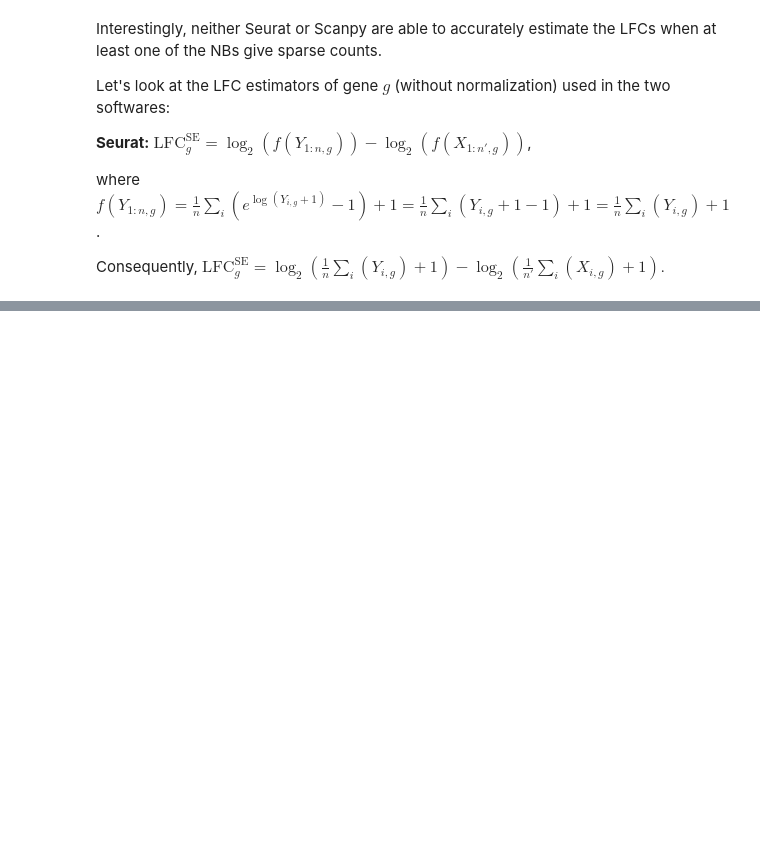
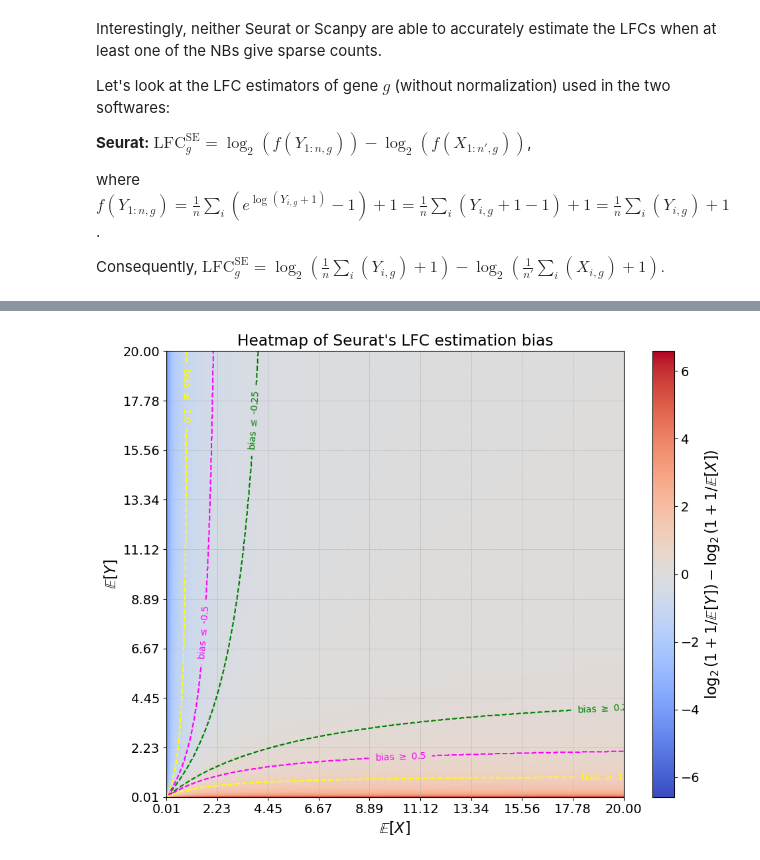
Before and after one commit to okviman/DE-ZILN, a Jupyter notebook: notebooks/test_ZILN_vs_scanpy_and_seurat.ipynb, the cells around one changed output, grey strips where cells are left out. Saved outputs shown, nothing was run; the diff lists cells and outputs as text; code cells hidden in the pictures; blank space fills up the shorter version.

Commit message:
Revised text in test_ZILN_vs_scanpy_and_seurat.ipynb

```diff
--- a/notebooks/test_ZILN_vs_scanpy_and_seurat.ipynb
+++ b/notebooks/test_ZILN_vs_scanpy_and_seurat.ipynb
@@ -190,0 +210,51 @@ plt.show()
+# %%
+import numpy as np
+import matplotlib.pyplot as plt
+
+# Define the range for EX and EY
+ex = np.linspace(0.01, 20, 1000)
+ey = np.linspace(0.01, 20, 1000)
+
+EX, EY = np.meshgrid(ex, ey)
+
+# Define the function f(EX, EY)
+F = np.log2(1 + 1/EY) - np.log2(1 + 1/EX)
+
+F_rounded = np.round(F, 100)
+
+# Create the heatmap
+plt.figure(figsize=(10, 8))
+heatmap = plt.imshow(F_rounded, extent=[ex.min(), ex.max(), ey.min(), ey.max()], origin='lower', aspect='auto', cmap='coolwarm')
+
+# Add color bar
+plt.colorbar(heatmap, label='$\log_2(1 + 1/\mathbb{E}[Y]) - \log_2(1 + 1/\mathbb{E}[X])$')
+
+# Highlight regions where f <= -2 or f >= 2
+
+for cap, color in zip([0.25, 0.5, 1.], ['green', 'magenta', 'yellow']):
+    mask_lower = F_rounded <= -cap
+    mask_upper = F_rounded >= cap
+
+    # Add contours for the highlighted regions
+    lower_contour = plt.contour(EX, EY, mask_lower, levels=[0.5], colors=color, linewidths=1.5, linestyles='--', extent=[ex.min(), ex.max(), ey.min(), ey.max()])
+    upper_contour = plt.contour(EX, EY, mask_upper, levels=[0.5], colors=color, linewidths=1.5, linestyles='--', extent=[ex.min(), ex.max(), ey.min(), ey.max()])
+    plt.clabel(upper_contour, inline=True, fontsize=10, fmt={0.5: f'bias $\geq$ {cap}'}, colors=color)
+    plt.clabel(lower_contour, inline=True, fontsize=10, fmt={0.5: f'bias $\leq$ -{cap}'}, colors=color)
+
+
+
+# Add labels
+plt.xlabel('$\mathbb{E}[X]$')
+plt.ylabel('$\mathbb{E}[Y]$')
+plt.title("Heatmap of Seurat's LFC estimation bias")
+
+# Add gridlines and ticks for better visualization
+plt.grid(visible=True, linestyle='--', linewidth=0.5)
+plt.xticks(np.round(np.linspace(ex.min(), ex.max(), 10), 2))
+plt.yticks(np.round(np.linspace(ey.min(), ey.max(), 10), 2))
+
+# Adjust layout
+plt.tight_layout()
+plt.show()
+# %% [output]
+[figure, added]
```
Also changed, not shown: parts of 12 cells of this notebook.
